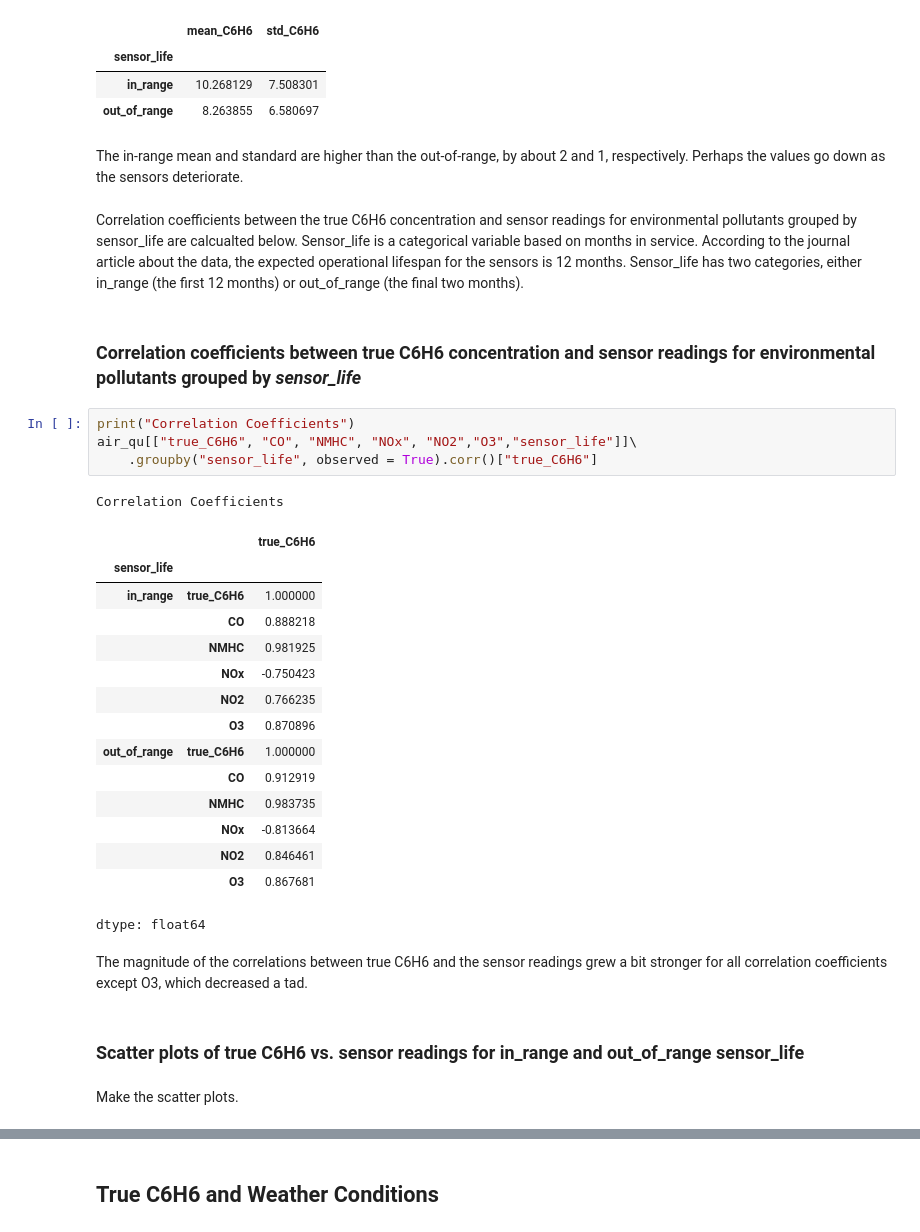
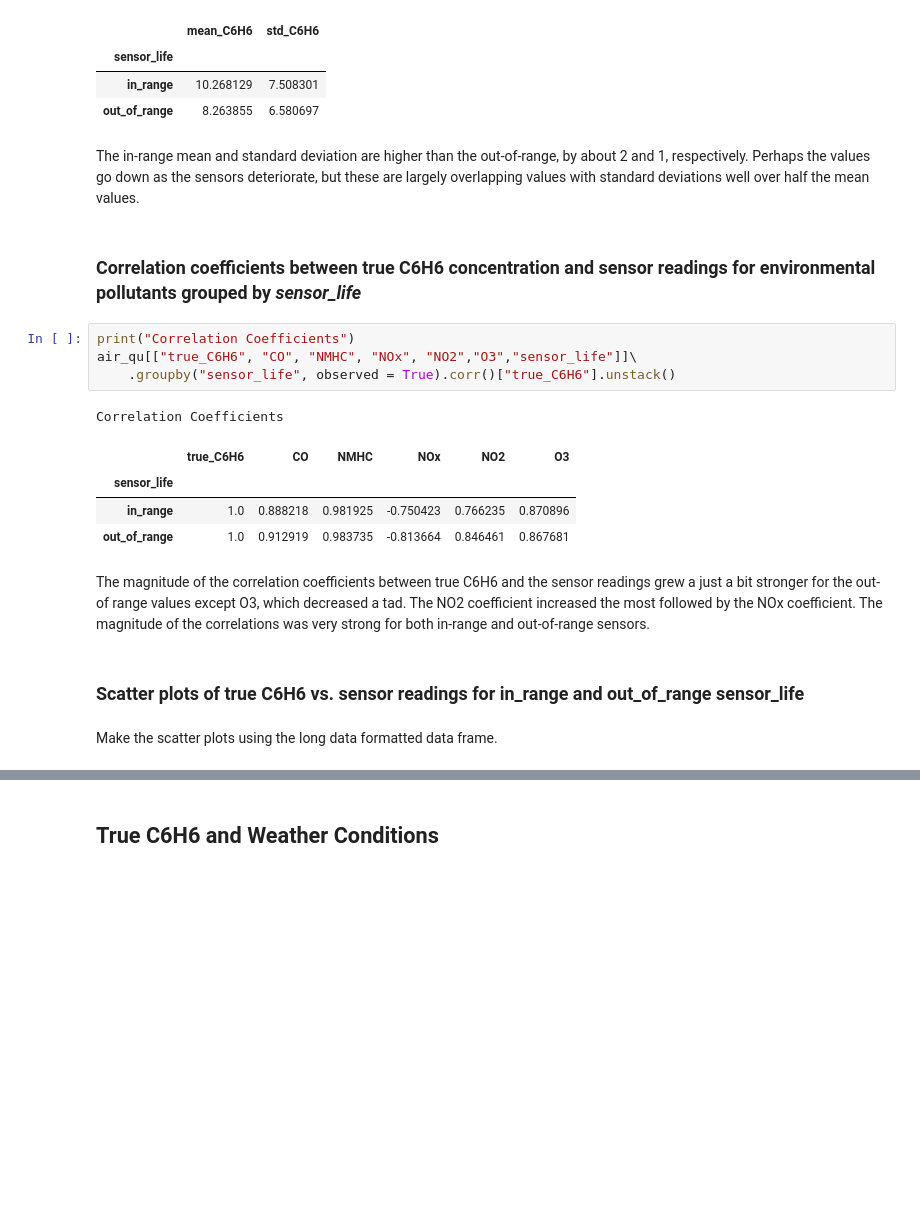
Before and after one commit to Alex-Devoid/ST-554-Project1, a Jupyter notebook: Task2/Task2.ipynb, the cells around one changed output, grey strips where cells are left out. Drawn from its saved outputs; the diff is of its cells as text; blank space fills up the shorter version.

```diff
--- a/Task2/Task2.ipynb
+++ b/Task2/Task2.ipynb
@@ -587,38 +594,25 @@ air_qu.groupby("sensor_life", observed = True).\
 | in_range | 10.268129 | 7.508301 |
 | out_of_range | 8.263855 | 6.580697 |
 # %% [markdown]
-The in-range mean and standard are higher than the out-of-range, by about 2 and 1, respectively. Perhaps the values go down as the sensors deteriorate.
+The in-range mean and standard deviation are higher than the out-of-range, by about 2 and 1, respectively. Perhaps the values go down as the sensors deteriorate, but these are largely overlapping values with standard deviations well over half the mean values.
-# %% [markdown]
-Correlation coefficients between the true C6H6 concentration and sensor readings for environmental pollutants grouped by sensor_life are calcualted below. Sensor_life is a categorical variable based on months in service. According to the journal article about the data, the expected operational lifespan for the sensors is 12 months. Sensor_life has two categories, either in_range (the first 12 months) or out_of_range (the final two months).
 # %% [markdown]
 ### Correlation coefficients between true C6H6 concentration and sensor readings for environmental pollutants grouped by *sensor_life*
 # %%
 print("Correlation Coefficients")
 air_qu[["true_C6H6", "CO", "NMHC", "NOx", "NO2","O3","sensor_life"]]\
-    .groupby("sensor_life", observed = True).corr()["true_C6H6"]
+    .groupby("sensor_life", observed = True).corr()["true_C6H6"].unstack()
 # %% [output]
 Correlation Coefficients
-|  |  | true_C6H6 |
-| sensor_life |  |  |
-| in_range | true_C6H6 | 1.000000 |
-|  | CO | 0.888218 |
-|  | NMHC | 0.981925 |
-|  | NOx | -0.750423 |
-|  | NO2 | 0.766235 |
-|  | O3 | 0.870896 |
-| out_of_range | true_C6H6 | 1.000000 |
-|  | CO | 0.912919 |
-|  | NMHC | 0.983735 |
-|  | NOx | -0.813664 |
-|  | NO2 | 0.846461 |
-|  | O3 | 0.867681 |
+|  | true_C6H6 | CO | NMHC | NOx | NO2 | O3 |
+| sensor_life |  |  |  |  |  |  |
+| in_range | 1.0 | 0.888218 | 0.981925 | -0.750423 | 0.766235 | 0.870896 |
+| out_of_range | 1.0 | 0.912919 | 0.983735 | -0.813664 | 0.846461 | 0.867681 |
-dtype: float64
 # %% [markdown]
-The magnitude of the correlations between true C6H6 and the sensor readings grew a bit stronger for all correlation coefficients except O3, which decreased a tad.
+The magnitude of the correlation coefficients between true C6H6 and the sensor readings grew a just a bit stronger for the out-of range values except O3, which decreased a tad. The NO2 coefficient increased the most followed by the NOx coefficient. The magnitude of the correlations was very strong for both in-range and out-of-range sensors.
 # %% [markdown]
 ### Scatter plots of true C6H6 vs. sensor readings for in_range and out_of_range sensor_life
 # %% [markdown]
-Make the scatter plots.
+Make the scatter plots using the long data formatted data frame.
 # %%
 #make layout for plots
 layout = sns.FacetGrid(long_data, col = "sensor_type", hue = "sensor_life",
```
Also changed, not shown: parts of 46 cells of this notebook.
